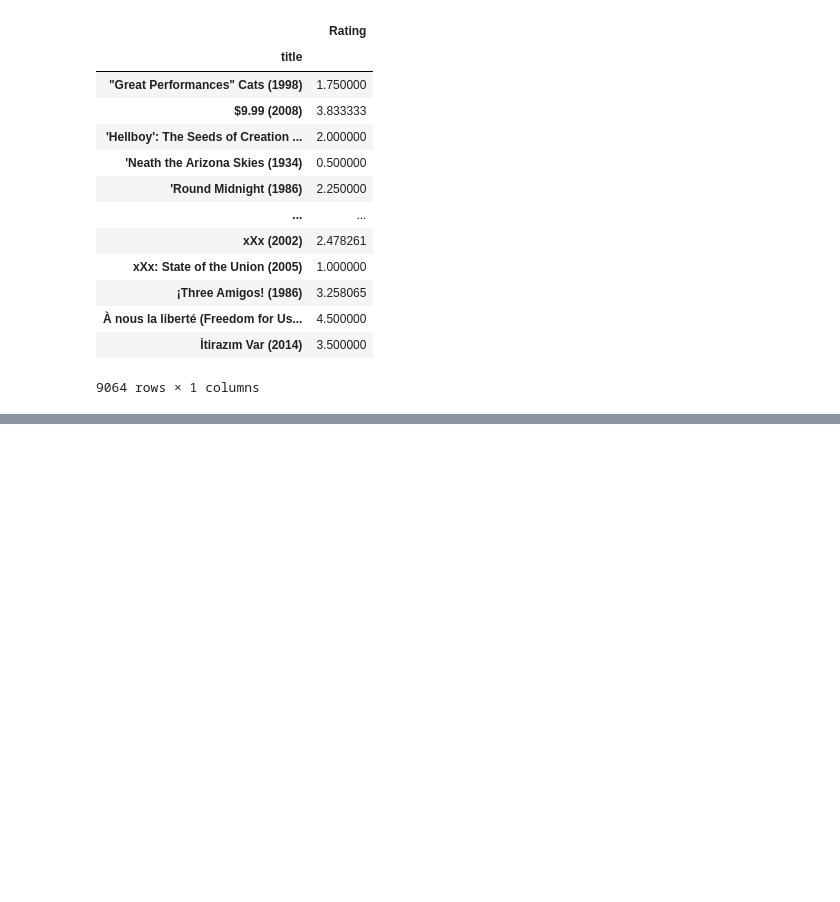
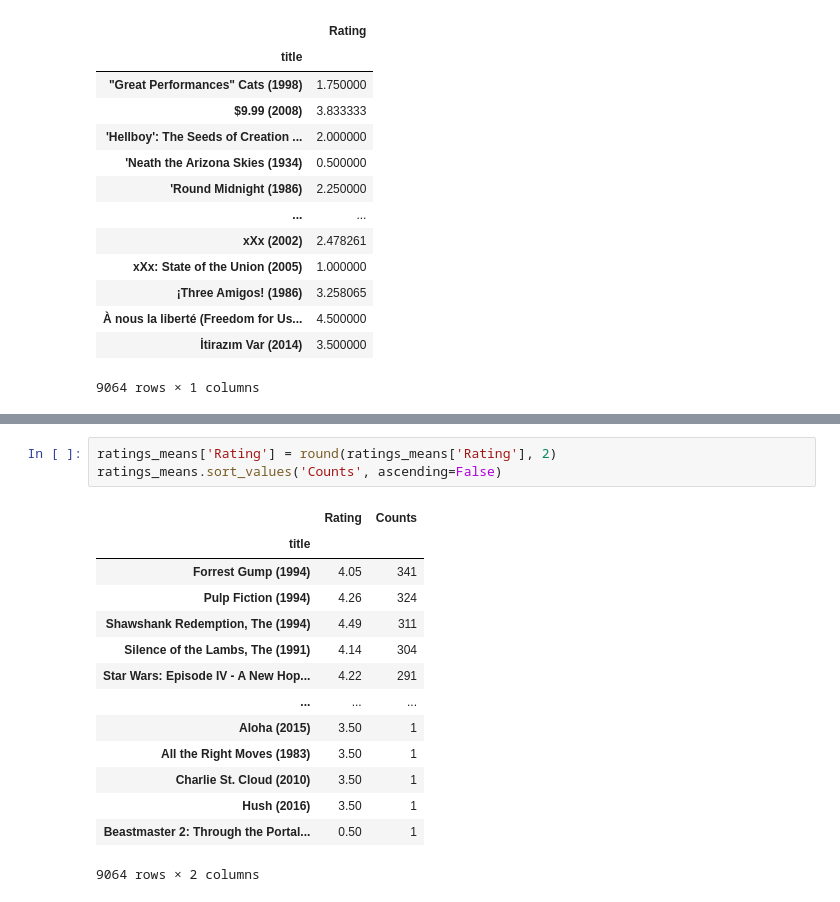
Before and after one commit to RochaErik/X-Recommendation-Systems, a Jupyter notebook: Recommendation_Systems.ipynb, the cells around one changed output, grey strips where cells are left out. Cells and saved outputs as stored; diff of their text form; blank space fills up the shorter version.

```diff
--- a/Recommendation_Systems.ipynb
+++ b/Recommendation_Systems.ipynb
@@ -105,0 +143,18 @@ df.groupby(by='title').agg(Rating = ('rating', 'count')).sort_values('Rating', a
+# %%
+ratings_means['Rating'] = round(ratings_means['Rating'], 2)
+ratings_means.sort_values('Counts', ascending=False)
+# %% [output]
+|  | Rating | Counts |
+| title |  |  |
+| Forrest Gump (1994) | 4.05 | 341 |
+| Pulp Fiction (1994) | 4.26 | 324 |
+| Shawshank Redemption, The (1994) | 4.49 | 311 |
+| Silence of the Lambs, The (1991) | 4.14 | 304 |
+| Star Wars: Episode IV - A New Hop... | 4.22 | 291 |
+| ... | ... | ... |
+| Aloha (2015) | 3.50 | 1 |
+| All the Right Moves (1983) | 3.50 | 1 |
+| Charlie St. Cloud (2010) | 3.50 | 1 |
+| Hush (2016) | 3.50 | 1 |
+| Beastmaster 2: Through the Portal... | 0.50 | 1 |
+9064 rows × 2 columns
```
Also changed, not shown: parts of 5 cells of this notebook.
